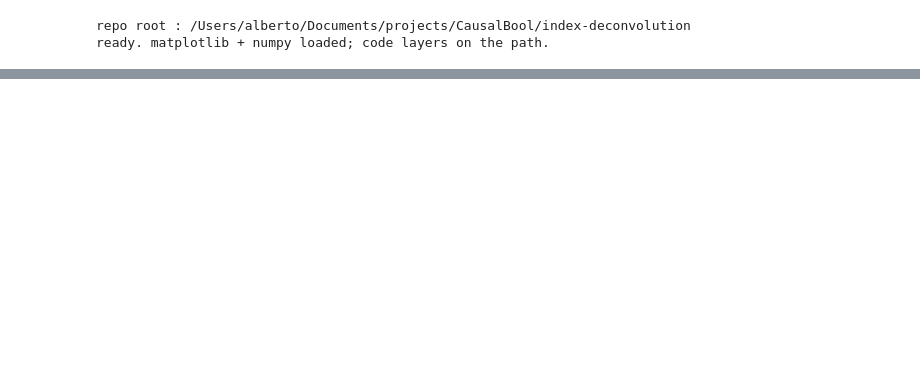
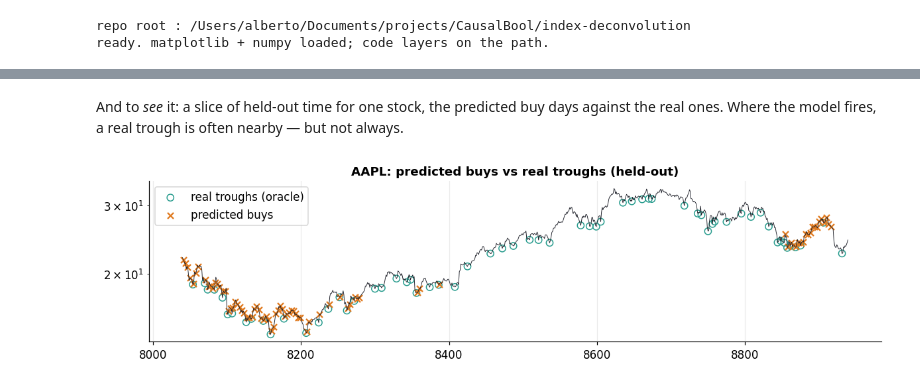
Before and after one commit to albertoHdzE/CausalBool, a Jupyter notebook: index-deconvolution/notebooks/14_individual_vs_universal.ipynb, the cells around one changed output, grey strips where cells are left out. Saved outputs shown, nothing was run; the diff lists cells and outputs as text; code cells hidden in the pictures; blank space fills up the shorter version.

```diff
--- a/index-deconvolution/notebooks/14_individual_vs_universal.ipynb
+++ b/index-deconvolution/notebooks/14_individual_vs_universal.ipynb
@@ -171,0 +173,11 @@ reads; `python notebooks/build_14.py` rebuilds the notebook.
+# %%
+from behaviour import hawkes_formula
+models = {}
+for t in STOCKS:
+    T = float(len(prices[t]))
+    fb = hawkes_formula(clocks[t][0], T); fs = hawkes_formula(clocks[t][1], T)
+    models[t] = {"buy": fb, "sell": fs}
+    print(f"{t}:  BUY formula  mu={fb['mu']:.4f}  alpha={fb['alpha']:.4f}  beta={fb['beta']:.4f}"
+          f"  (branching n={fb['branching_ratio']:.2f}, memory {1/fb['beta']:.0f}d)")
+print("\nThree numbers per pattern -- that is the whole model. It reproduces the STATISTICS")
+print("of the clock (its burstiness and self-similarity), not the exact days.")
@@ -171,0 +199,20 @@ reads; `python notebooks/build_14.py` rebuilds the notebook.
+# %%
+from models import causal_intensity, fit_train
+from predict import predicted_events, match_events
+import statistics, random
+rng = random.Random(7); TOL = 2
+def predict_side(events, n):
+    t_tr = int(n*0.7); train=[e for e in events if e<=t_tr]; test=[e for e in events if e>t_tr]
+    f = fit_train(events, t_tr)
+    lam = causal_intensity(events, n, f["mu"], f["alpha"], f["beta"])
+    gaps=[train[i+1]-train[i] for i in range(len(train)-1)]; refr=max(2, statistics.median(gaps)//2)
+    k = max(1, round(len(train)/t_tr*(n-t_tr)))
+    pred = predicted_events(lam, t_tr+1, int(refr), k)
+    return pred, test, match_events(pred, test, TOL)
+print(f"{'stock':6}{'side':5}{'precision':>10}{'recall':>8}{'F1':>7}   (vs random ~0.37 F1)")
+det = {}
+for t in STOCKS:
+    n = len(prices[t]); det[t] = {}
+    for side, ev in (("buy", clocks[t][0]), ("sell", clocks[t][1])):
+        pred, test, m = predict_side(ev, n); det[t][side] = (pred, test)
+        print(f"{t:6}{side:5}{m['precision']:>10.3f}{m['recall']:>8.3f}{m['f1']:>7.3f}")
@@ -171,0 +227,15 @@ reads; `python notebooks/build_14.py` rebuilds the notebook.
+# %% [markdown]
+And to *see* it: a slice of held-out time for one stock, the predicted buy days against the
+real ones. Where the model fires, a real trough is often nearby — but not always.
+# %%
+t = STOCKS[0]; pred, test = det[t]["buy"]; p = prices[t]; n=len(p); t_tr=int(n*0.7)
+lo, hi = t_tr, min(n, t_tr+900)
+fig, ax = plt.subplots(figsize=(11, 3))
+ax.plot(range(lo,hi), p[lo:hi], color=INK, lw=0.6)
+pb=[i for i in pred if lo<=i<hi]; ab=[i for i in test if lo<=i<hi]
+ax.scatter(ab, [p[i] for i in ab], marker="o", s=45, facecolors="none", edgecolors=OK, label="real troughs (oracle)")
+ax.scatter(pb, [p[i] for i in pb], marker="x", s=35, color=BAD, label="predicted buys")
+ax.set_yscale("log"); ax.set_title(f"{t}: predicted buys vs real troughs (held-out)"); ax.legend()
+plt.tight_layout(); plt.show()
+# %% [output]
+[figure, added]
```
Also changed, not shown: parts of 17 cells of this notebook, 7 other files.
